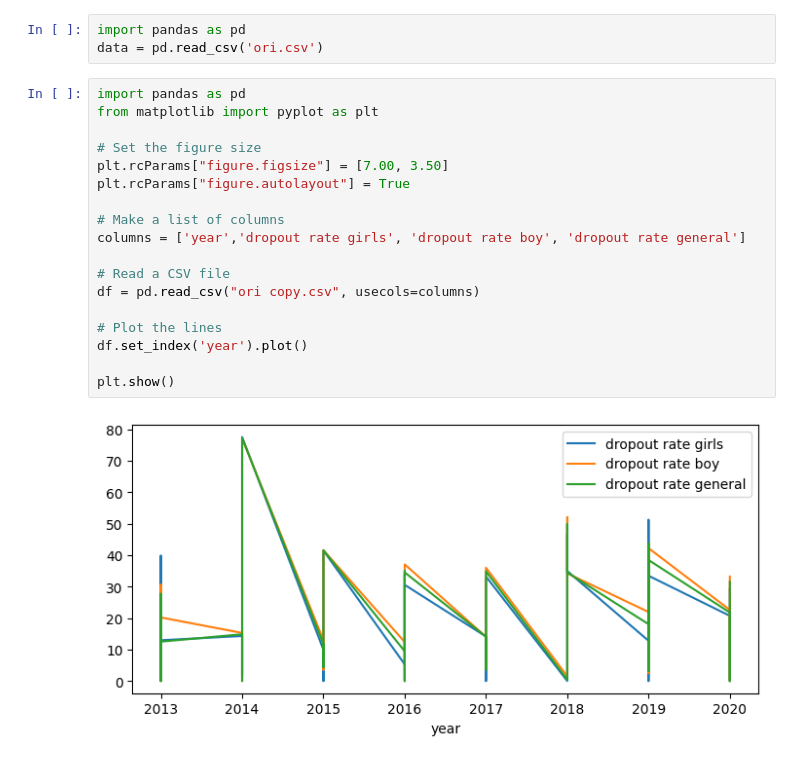
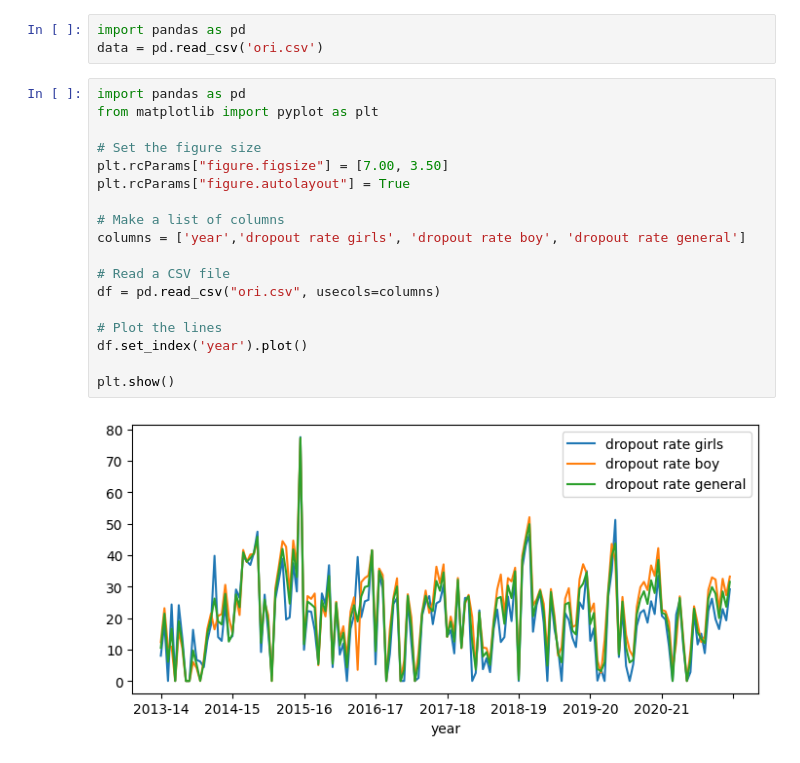
Before and after one commit to ssip-hack/ssip-hack-2022, a Jupyter notebook: generated_data/prediction.ipynb, the cells around one changed output. Drawn from its saved outputs; the diff is of its cells as text.

```diff
--- a/generated_data/prediction.ipynb
+++ b/generated_data/prediction.ipynb
@@ -4,20 +4,20 @@ data = pd.read_csv('ori.csv')
 # %%
 import pandas as pd
 from matplotlib import pyplot as plt
 
 # Set the figure size
 plt.rcParams["figure.figsize"] = [7.00, 3.50]
 plt.rcParams["figure.autolayout"] = True
 
 # Make a list of columns
 columns = ['year','dropout rate girls', 'dropout rate boy', 'dropout rate general']
 
 # Read a CSV file
-df = pd.read_csv("ori copy.csv", usecols=columns)
+df = pd.read_csv("ori.csv", usecols=columns)
 
 # Plot the lines
 df.set_index('year').plot()
 
 plt.show()
 # %% [output]
-[figure, old version]
+[figure, new version]
```
Also changed, not shown: 3 other files.
